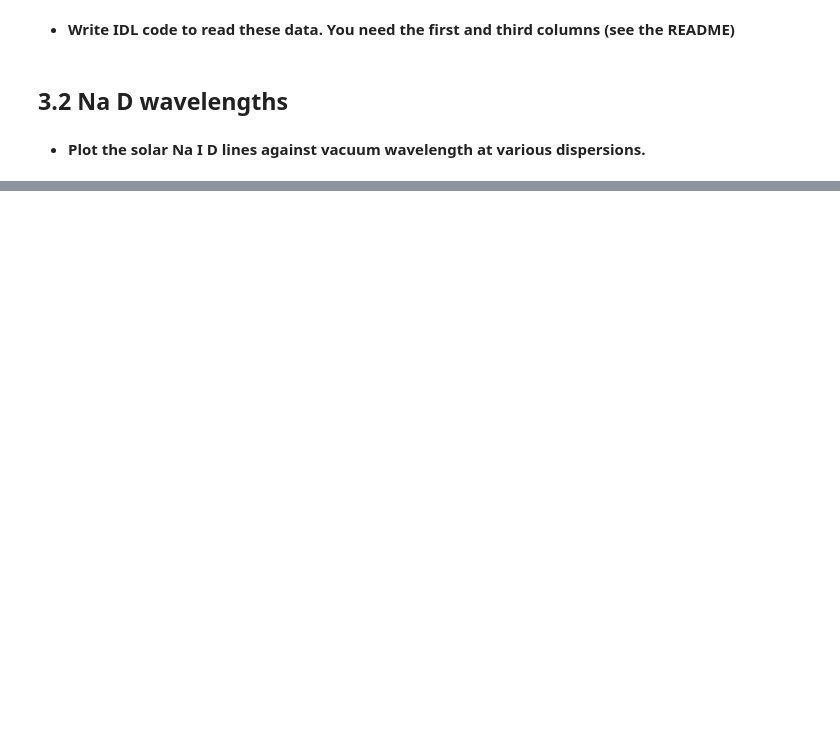
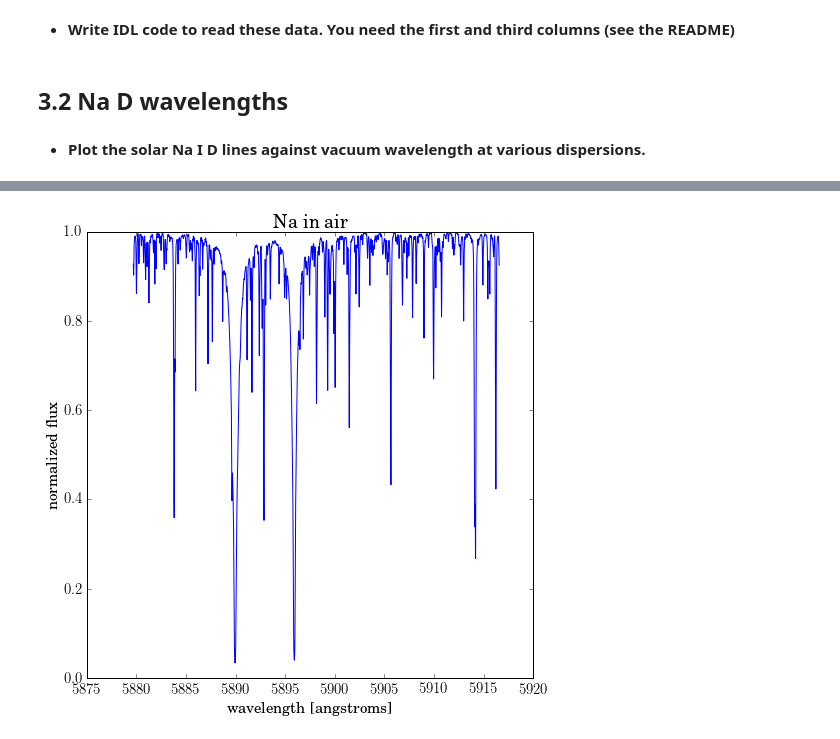
Before and after one commit to mattcwilde/Classes, a Jupyter notebook: ASTR521/HW6-LabB3/Lab-B3.ipynb, the cells around one changed output, grey strips where cells are left out. Drawn from its saved outputs; the diff is of its cells as text; code cells hidden in the pictures; blank space fills up the shorter version.

```diff
--- a/ASTR521/HW6-LabB3/Lab-B3.ipynb
+++ b/ASTR521/HW6-LabB3/Lab-B3.ipynb
@@ -66,0 +79,15 @@ plt.show()
+# %%
+def vactoair(lam):
+    return 0.99972683*lam + 0.0107 - 196.25/lam
+# %%
+wave_air = vactoair(wave)
+
+fig, ax = plt.subplots(figsize=(8,8))
+
+ax.plot(wave_air, spec)
+ax.set_xlabel('wavelength [angstroms]')
+ax.set_ylabel('normalized flux')
+ax.set_title('Na in air')
+plt.show()
+# %% [output]
+[figure, added]
```
Also changed, not shown: parts of 23 cells of this notebook, 19 other files.
